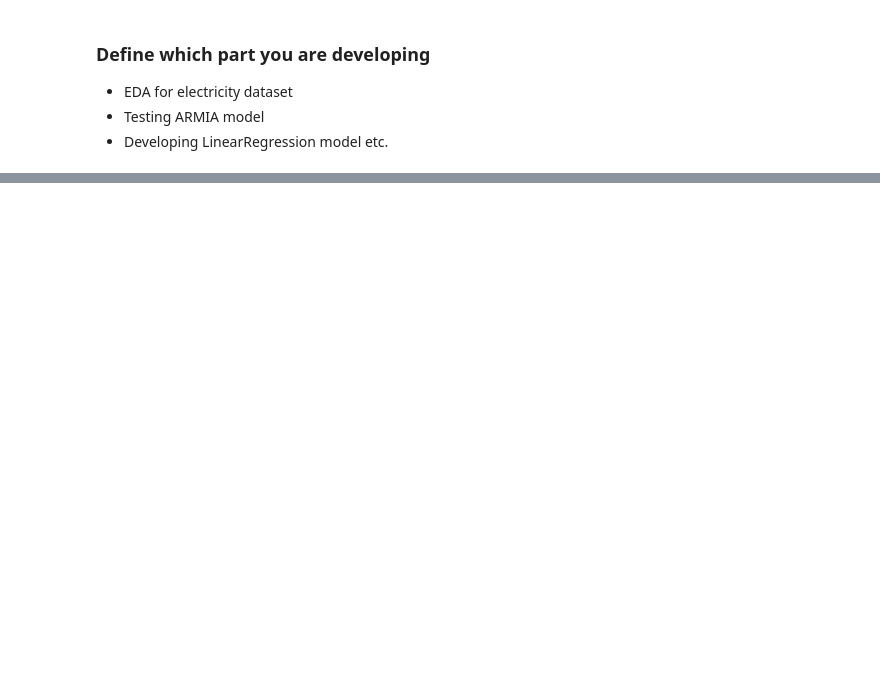
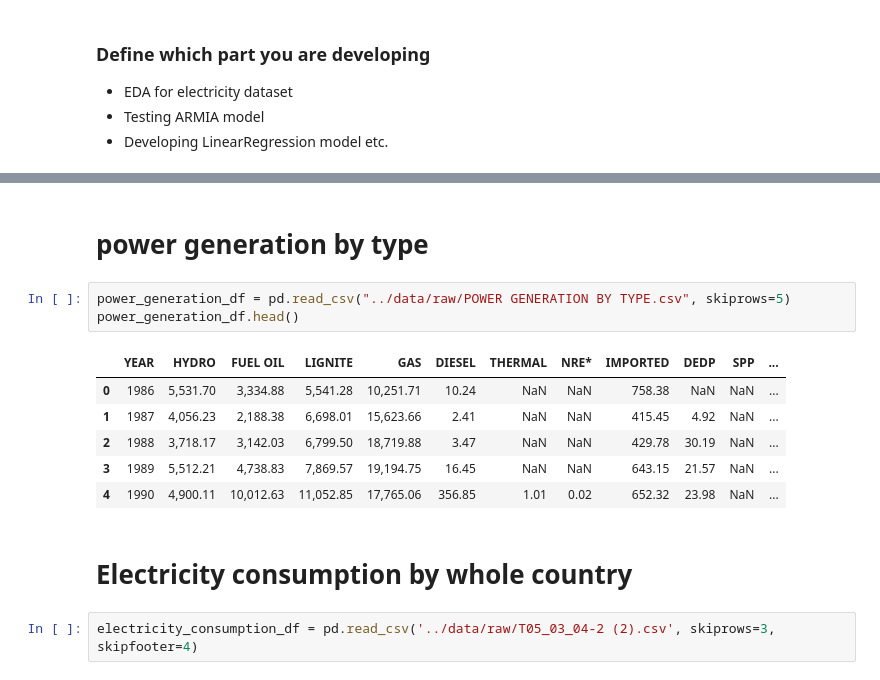
Before and after one commit to KaungHtetCho-22/Decarbonize-TH, a Jupyter notebook: experiments/kaung.ipynb, the cells around one changed output, grey strips where cells are left out. Cells and saved outputs as stored; diff of their text form; blank space fills up the shorter version.

```diff
--- a/experiments/kaung.ipynb
+++ b/experiments/kaung.ipynb
@@ -156,0 +226,16 @@ Predicting Temperature and Precipitation: ARIMA models are used in short-term an
+# %% [markdown]
+# power generation by type
+# %%
+power_generation_df = pd.read_csv("../data/raw/POWER GENERATION BY TYPE.csv", skiprows=5)
+power_generation_df.head()
+# %% [output]
+|  | YEAR | HYDRO | FUEL OIL | LIGNITE | GAS | DIESEL | THERMAL | NRE* | IMPORTED | DEDP | SPP | ... |
+| 0 | 1986 | 5,531.70 | 3,334.88 | 5,541.28 | 10,251.71 | 10.24 | NaN | NaN | 758.38 | NaN | NaN | ... |
+| 1 | 1987 | 4,056.23 | 2,188.38 | 6,698.01 | 15,623.66 | 2.41 | NaN | NaN | 415.45 | 4.92 | NaN | ... |
+| 2 | 1988 | 3,718.17 | 3,142.03 | 6,799.50 | 18,719.88 | 3.47 | NaN | NaN | 429.78 | 30.19 | NaN | ... |
+| 3 | 1989 | 5,512.21 | 4,738.83 | 7,869.57 | 19,194.75 | 16.45 | NaN | NaN | 643.15 | 21.57 | NaN | ... |
+| 4 | 1990 | 4,900.11 | 10,012.63 | 11,052.85 | 17,765.06 | 356.85 | 1.01 | 0.02 | 652.32 | 23.98 | NaN | ... |
+# %% [markdown]
+# Electricity consumption by whole country
+# %%
+electricity_consumption_df = pd.read_csv('../data/raw/T05_03_04-2 (2).csv', skiprows=3, skipfooter=4)
```
Also changed, not shown: parts of 43 cells of this notebook, 9 other files.
